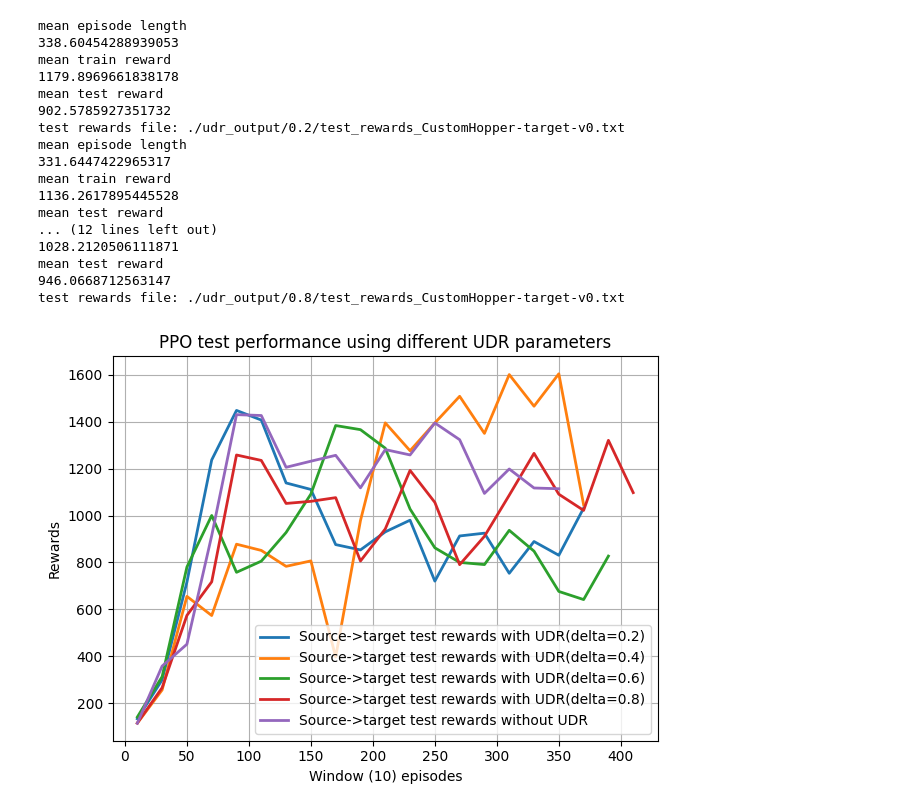
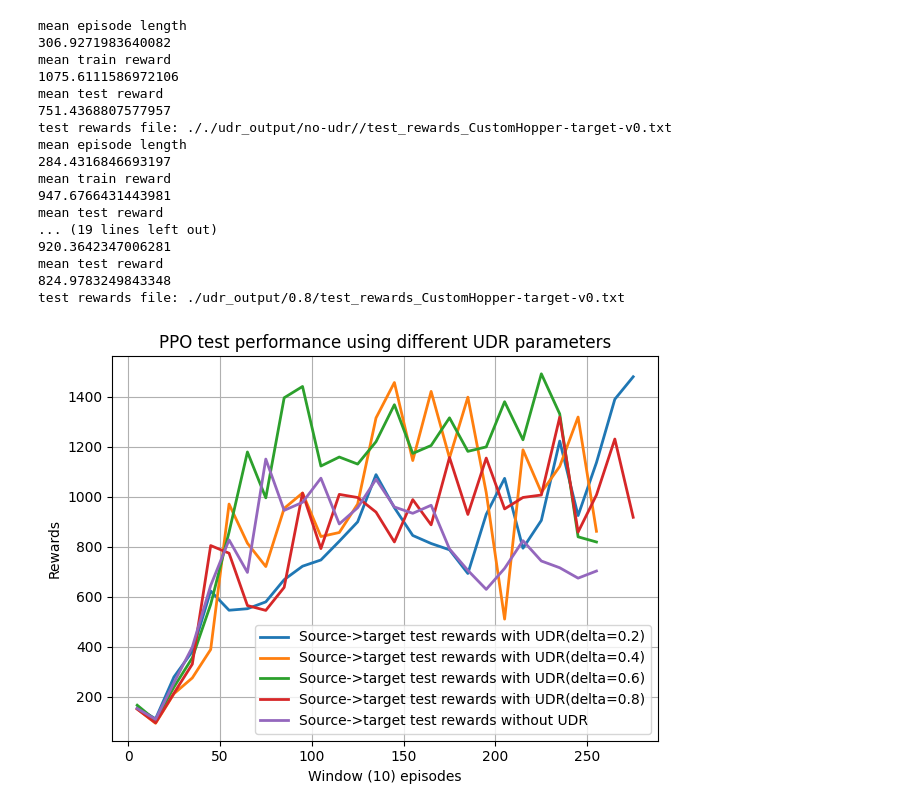
Before and after one commit to beppSpedicato/ReinforceLearning, a Jupyter notebook: ppo_udr.ipynb, the cells around one changed output. Cells and saved outputs as stored; diff of their text form; code cells hidden in the pictures.

```diff
--- a/ppo_udr.ipynb
+++ b/ppo_udr.ipynb
@@ -1,13 +1,23 @@
 # %%
 from UDR.udr import train_test_ppo_with_udr
+from PPO.ppo_test import train_and_test_policy
 
-n_episodes = 10000
+n_episodes = 5000
 mean_timestep = 300
-optimized_clip_range_source = 0.219204216258128
+# optimized_clip_range_source = 0.219204216258128
+optimized_clip_range_source = -1
 target_env = "CustomHopper-target-v0"
 source_env = "CustomHopper-source-v0"
 base_output_folder = "./udr_output"
 
+train_and_test_policy(
+    train_env=source_env,
+    test_env=target_env,
+    output_folder=f"./{base_output_folder}/no-udr/",
+    clip_range=optimized_clip_range_source,
+    episodes=n_episodes,
+    timesteps=mean_timestep
+)
 
 deltas = [0.2, 0.4, 0.6, 0.8]
 for delta in deltas:
@@ -24,57 +34,57 @@ for delta in deltas:
 	)
 # %% [output]
 mean episode length
-338.60454288939053
+306.9271983640082
 mean train reward
-1179.8969661838178
+1075.6111586972106
 mean test reward
-902.5785927351732
-test rewards file: ./udr_output/0.2/test_rewards_CustomHopper-target-v0.txt
+751.4368807577957
+test rewards file: ././udr_output/no-udr//test_rewards_CustomHopper-target-v0.txt
 mean episode length
-331.6447422965317
+284.4316846693197
 mean train reward
-1136.2617895445528
+947.6766431443981
 mean test reward
-... (12 lines left out)
-1028.2120506111871
+... (19 lines left out)
+920.3642347006281
 mean test reward
-946.0668712563147
+824.9783249843348
 test rewards file: ./udr_output/0.8/test_rewards_CustomHopper-target-v0.txt
 # %%
 import matplotlib.pyplot as plt
 import numpy as np
 
-def get_rewards (filename, window_size: int = 20):
+def get_rewards (filename, window_size: int = 10):
     with open(filename, 'r') as f:
         lines = f.readlines()
         data = [float(line.strip()) for line in lines]
 
         means = []
         positions = []
         for i in range(0, len(data), window_size):
             window = data[i:i+window_size]
             mean_value = np.mean(window)
             means.append(mean_value)
             positions.append(i + window_size//2)
 
         return means, positions
 
-path_test_resources = './trained-models/udr'
+path_test_resources = './udr_output'
 
 for delta in deltas:
     r, p = get_rewards(f"{path_test_resources}/{delta}/test_rewards_CustomHopper-target-v0.txt")
     plt.plot(p, r, label=f'Source->target test rewards with UDR(delta={delta})', linewidth=2)
 
 
-s_t_test_rewards, st_positions = get_rewards(f'./trained-models/ppo/train-test-experiment/source-target/test_rewards_CustomHopper-target-v0.txt')
+s_t_test_rewards, st_positions = get_rewards(f'{path_test_resources}/no-udr/test_rewards_CustomHopper-target-v0.txt')
 plt.plot(st_positions, s_t_test_rewards, label=f'Source->target test rewards without UDR', linewidth=2)
 
 plt.ylabel("Rewards")
 plt.xlabel(f"Window ({10}) episodes")
 plt.title("PPO test performance using different UDR parameters")
 plt.legend()
 plt.grid(True)
 plt.tight_layout()
 plt.show()
 # %% [output]
-[figure, old version]
+[figure, new version]
```
Also changed, not shown: 22 other files.
